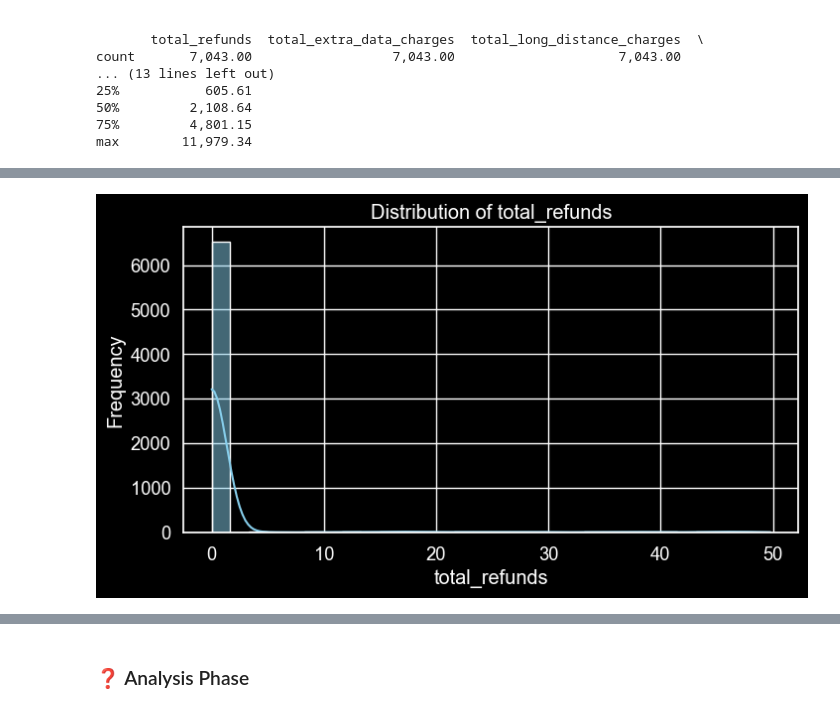
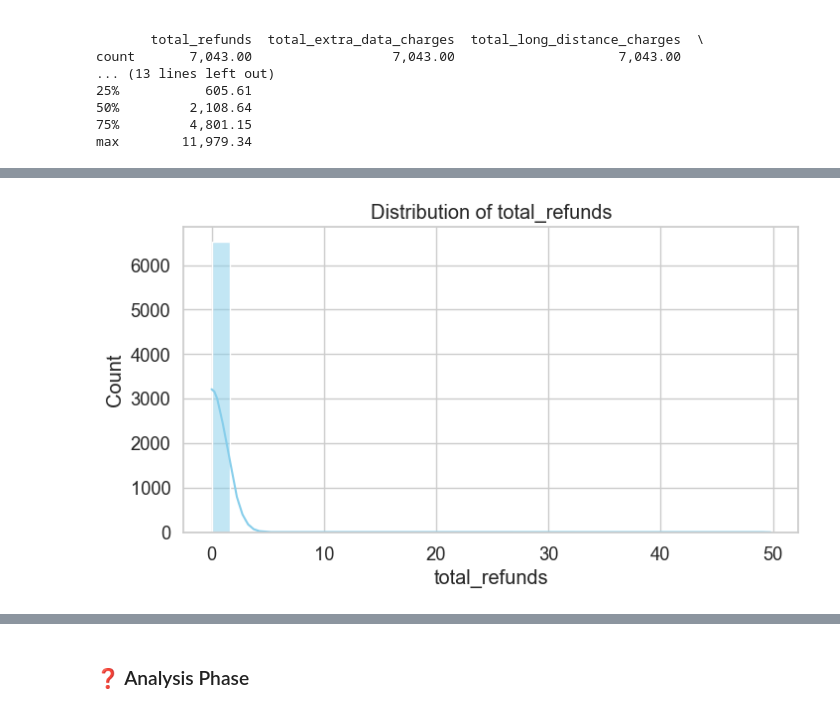
Before and after one commit to Nader-Hedfi/TelcoCustomerChurn-Project, a Jupyter notebook: Telco Customer Churn Analysis.ipynb, the cells around one changed output, grey strips where cells are left out. Cells and saved outputs as stored; diff of their text form; code cells hidden in the pictures.

```diff
--- a/Telco Customer Churn Analysis.ipynb
+++ b/Telco Customer Churn Analysis.ipynb
@@ -126,7 +126,7 @@ plt.rcParams['font.size'] = 12  # Increase font size for readability
 plt.rcParams['axes.titlesize'] = 14  # Title font size
 plt.rcParams['axes.labelsize'] = 12  # Axis label font size
 plt.rcParams['axes.grid'] = True  # Enable grid by default
-plt.style.use('dark_background')  # Choose a sophisticated visual style
+plt.style.use('fast')  # Choose a sophisticated visual style
 
 # Seaborn Configuration
 sns.set_context("notebook", font_scale=1.2)  # Improve context for notebook visuals
@@ -685,7 +685,7 @@ demographique_columns = ["age_group", "number_of_dependents"]
 # Plot bar charts for each customer demographic column
 for col in demographique_columns:
     plt.figure(figsize=(10, 6))
-    ax = sns.countplot(data=customer_info, x=col, color='blue', alpha=0.7)
+    ax = sns.countplot(data=customer_info, x=col)
     plt.title(f"Distribution of {col.replace('_', ' ').title()}")
     plt.xlabel(col.replace('_', ' ').title())
     plt.ylabel("Count")
@@ -705,0 +706,33 @@ for col in demographique_columns:
+# %%
+# Customer population pyramid diagram
+population_data = customer_info.groupby(['age_group', 'gender']).size().unstack(fill_value=0)
+
+# Create a population pyramid
+plt.figure(figsize=(12, 8))
+
+# Plotting male data on the left (negative counts for visualization)
+plt.barh(population_data.index, -population_data['Male'], color='blue', alpha=0.7, label='Male')
+
+# Plotting female data on the right
+plt.barh(population_data.index, population_data['Female'], color='pink', alpha=0.7, label='Female')
+
+# Add labels and title
+plt.title('Population Pyramid')
+plt.xlabel('Population Count')
+plt.ylabel('Age Group')
+plt.axvline(0, color='black', linewidth=0.8)
+plt.grid(axis='x', linestyle='--', alpha=0.7)
+plt.legend(loc='upper center', bbox_to_anchor=(0.5, -0.1), ncol=2, frameon=False)
+
+# Add population counts
+for i, age_group in enumerate(population_data.index):
+    # Male counts
+    male_count = -population_data['Male'][i]
+    if male_count < 0:
+        plt.text(male_count - 5, i, f'{-male_count}', va='center', ha='right', fontsize=10)
+    # Female counts
+    female_count = population_data['Female'][i]
+    if female_count > 0:
+        plt.text(female_count + 5, i, f'{female_count}', va='center', ha='left', fontsize=10)
+
+plt.show()
@@ -1030,6 +1065,6 @@ for col in Payment_columns:
     sns.histplot(payment_info[col], kde=True, color='skyblue', bins=30)
     plt.title(f"Distribution of {col}")
     plt.xlabel(col)
-    plt.ylabel("Frequency")
+    plt.ylabel("Count")
     plt.show()
 # %% [output]
@@ -1039 +1074 @@ for col in Payment_columns:
-[figure, old version]
+[figure, new version]
```
Also changed, not shown: parts of 25 cells of this notebook.
